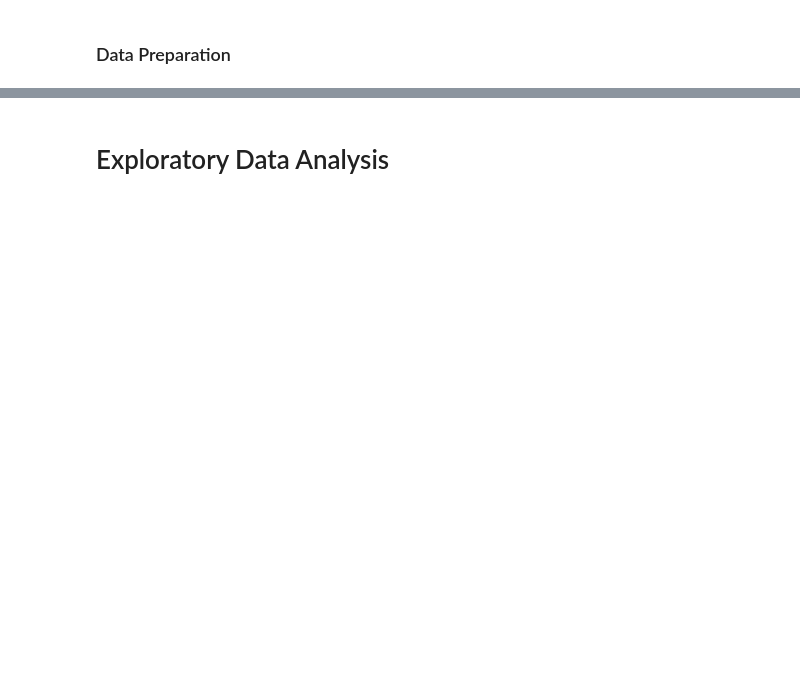
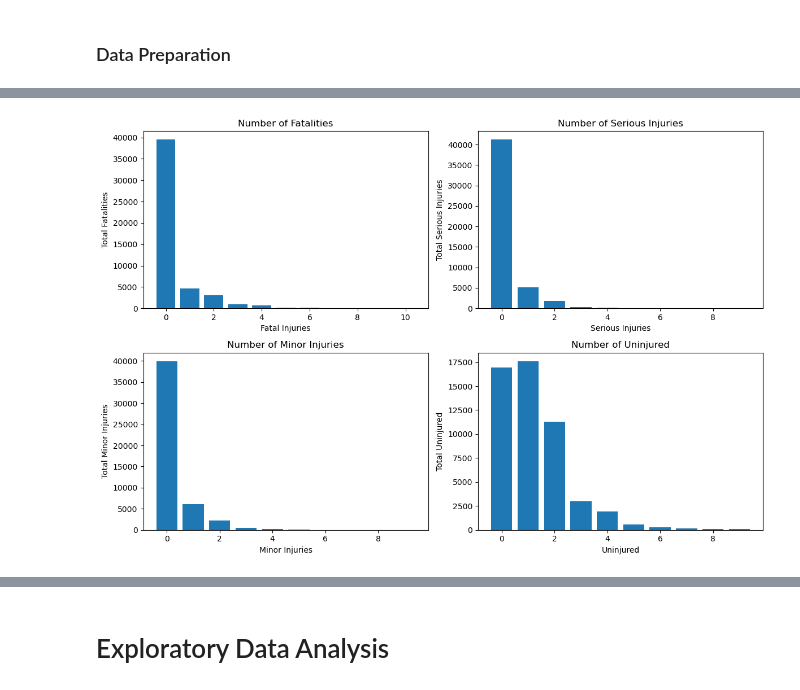
Before and after one commit to KBE25/risk_analysis, a Jupyter notebook: accident_analysis.ipynb, the cells around one changed output, grey strips where cells are left out. Cells and saved outputs as stored; diff of their text form; code cells hidden in the pictures; blank space fills up the shorter version.

```diff
--- a/accident_analysis.ipynb
+++ b/accident_analysis.ipynb
@@ -6,0 +183,8 @@
+# %%
+#'Engine.Type'
+#First we try to fill in the NaN based on the Model column
+eng_type_dict=df.set_index('Model')['Engine.Type'].to_dict()
+df.loc[df['Engine.Type'].isna(), 'Engine.Type'] = df['Model'].map(eng_type_dict)
+#Then we clean the column
+df.loc[df['Engine.Type'] == 'UNK', 'Engine.Type'] = 'Unknown'
+df.loc[df['Engine.Type'].isna(), 'Engine.Type'] = 'Unknown'
@@ -6,0 +203,11 @@
+# %%
+#Dropping the purposes which are not related to our analysis
+#Per my investigation these are primarily related with publick aircraft or specialized operations not related to private/commercial airplanes
+rows_to_drop =['Public Aircraft - Federal','Public Aircraft - State', 'Public Aircraft - Local', 'Banner Tow', 'Firefighting', 'Glider Tow','External Load', 'ASHO']
+df = df[~df['Purpose.of.flight'].isin(rows_to_drop)]
+#Filling in the NaN
+df['Purpose.of.flight']=df['Purpose.of.flight'].fillna(value='Unknown')
+# %%
+#'Broad.phase.of.flight'
+df['Broad.phase.of.flight']=df['Broad.phase.of.flight'].apply(lambda x: 'Unknown' if x == 'Other' else x)
+df['Broad.phase.of.flight']=df['Broad.phase.of.flight'].fillna(value='Unknown')
@@ -6,0 +227,32 @@
+# %%
+#Plotting columns'Total.Fatal.Injuries', 'Total.Serious.Injuries', 'Total.Minor.Injuries' and 'Total.Uninjured' to determine
+#which is the best replacement method for the missing values as the above table is not enough to determine this.
+plt.figure(figsize=(12, 8))
+
+plt.subplot(2, 2, 1)
+plt.bar(df['Total.Fatal.Injuries'].value_counts().index[0:10], df['Total.Fatal.Injuries'].value_counts().values[0:10])
+plt.title('Number of Fatalities')
+plt.xlabel('Fatal Injuries')
+plt.ylabel('Total Fatalities')
+
+plt.subplot(2, 2, 2)
+plt.bar(df['Total.Serious.Injuries'].value_counts().index[0:10], df['Total.Serious.Injuries'].value_counts().values[0:10])
+plt.title('Number of Serious Injuries')
+plt.xlabel('Serious Injuries')
+plt.ylabel('Total Serious Injuries')
+
+plt.subplot(2, 2, 3)
+plt.bar(df['Total.Minor.Injuries'].value_counts().index[0:10], df['Total.Minor.Injuries'].value_counts().values[0:10])
+plt.title('Number of Minor Injuries')
+plt.xlabel('Minor Injuries')
+plt.ylabel('Total Minor Injuries')
+
+plt.subplot(2, 2, 4)
+plt.bar(df['Total.Uninjured'].value_counts().index[0:10], df['Total.Uninjured'].value_counts().values[0:10])
+plt.title('Number of Uninjured')
+plt.xlabel('Uninjured')
+plt.ylabel('Total Uninjured')
+
+plt.tight_layout();
+# %% [output]
+[figure, added]
```
Also changed, not shown: parts of 86 cells of this notebook.
